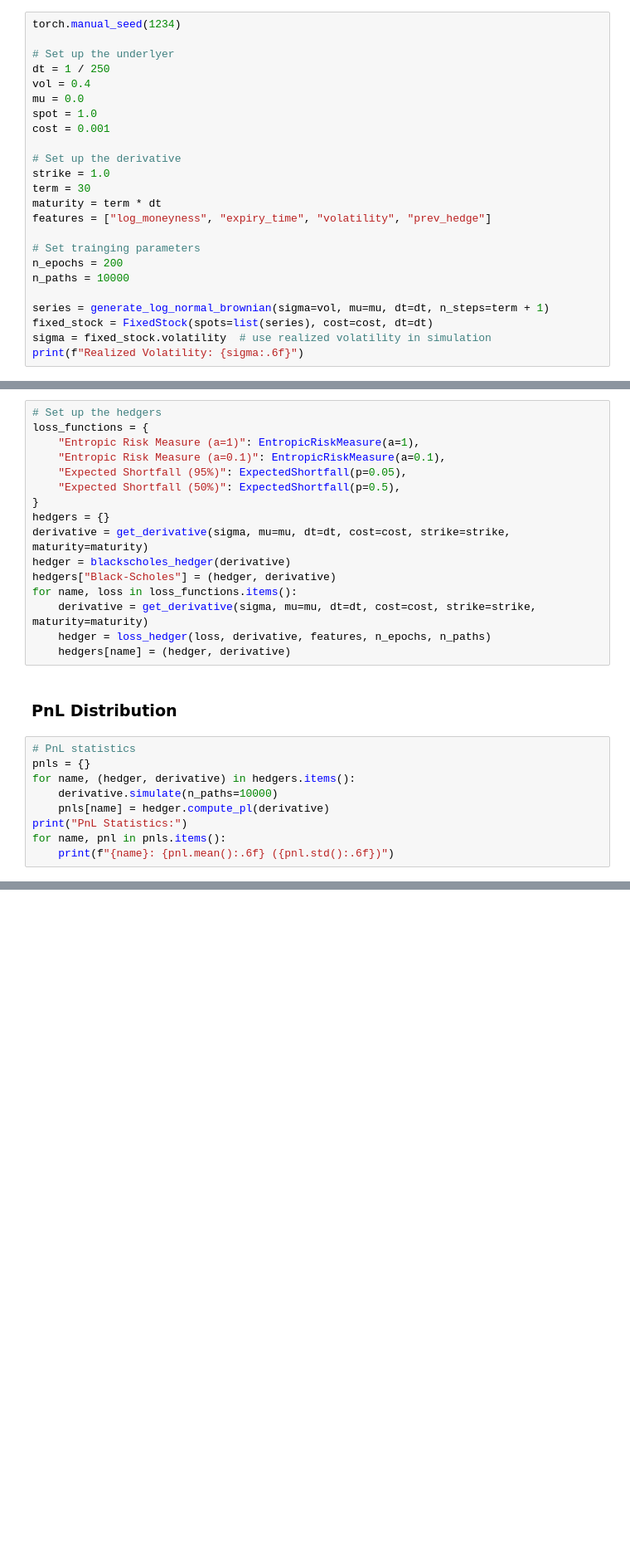
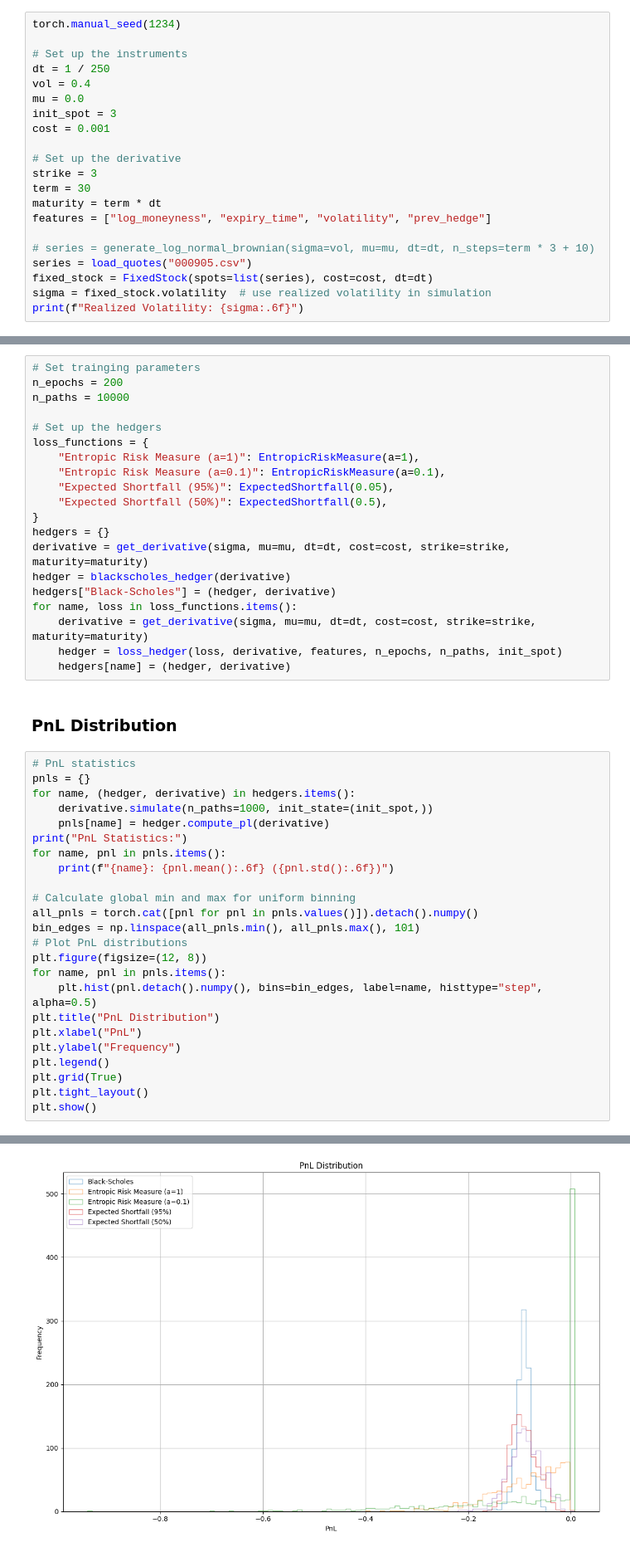
Before and after one commit to pfnet-research/pfhedge, a Jupyter notebook: examples/pnl_european.ipynb, the cells around one changed output, grey strips where cells are left out. Shown at 83% size. Saved outputs shown, nothing was run; the diff lists cells and outputs as text; blank space fills up the shorter version.

```diff
--- a/examples/pnl_european.ipynb
+++ b/examples/pnl_european.ipynb
@@ -73,24 +78,21 @@ def blackscholes_hedger(derivative) -> Hedger:
 # %%
 torch.manual_seed(1234)
 
-# Set up the underlyer
+# Set up the instruments
 dt = 1 / 250
 vol = 0.4
 mu = 0.0
-spot = 1.0
+init_spot = 3
 cost = 0.001
 
 # Set up the derivative
-strike = 1.0
+strike = 3
 term = 30
 maturity = term * dt
 features = ["log_moneyness", "expiry_time", "volatility", "prev_hedge"]
 
-# Set trainging parameters
-n_epochs = 200
-n_paths = 10000
-
-series = generate_log_normal_brownian(sigma=vol, mu=mu, dt=dt, n_steps=term + 1)
+# series = generate_log_normal_brownian(sigma=vol, mu=mu, dt=dt, n_steps=term * 3 + 10)
+series = load_quotes("000905.csv")
 fixed_stock = FixedStock(spots=list(series), cost=cost, dt=dt)
 sigma = fixed_stock.volatility  # use realized volatility in simulation
 print(f"Realized Volatility: {sigma:.6f}")
@@ -99,12 +101,16 @@ Realized Volatility: 0.333351
 # %% [markdown]
 ### Hedgers
 # %%
+# Set trainging parameters
+n_epochs = 200
+n_paths = 10000
+
 # Set up the hedgers
 loss_functions = {
     "Entropic Risk Measure (a=1)": EntropicRiskMeasure(a=1),
     "Entropic Risk Measure (a=0.1)": EntropicRiskMeasure(a=0.1),
-    "Expected Shortfall (95%)": ExpectedShortfall(p=0.05),
-    "Expected Shortfall (50%)": ExpectedShortfall(p=0.5),
+    "Expected Shortfall (95%)": ExpectedShortfall(0.05),
+    "Expected Shortfall (50%)": ExpectedShortfall(0.5),
 }
 hedgers = {}
 derivative = get_derivative(sigma, mu=mu, dt=dt, cost=cost, strike=strike, maturity=maturity)
@@ -112,7 +118,7 @@ hedger = blackscholes_hedger(derivative)
 hedgers["Black-Scholes"] = (hedger, derivative)
 for name, loss in loss_functions.items():
     derivative = get_derivative(sigma, mu=mu, dt=dt, cost=cost, strike=strike, maturity=maturity)
-    hedger = loss_hedger(loss, derivative, features, n_epochs, n_paths)
+    hedger = loss_hedger(loss, derivative, features, n_epochs, n_paths, init_spot)
     hedgers[name] = (hedger, derivative)
 # %% [markdown]
 ### PnL Distribution
@@ -120,10 +126,25 @@ for name, loss in loss_functions.items():
 # PnL statistics
 pnls = {}
 for name, (hedger, derivative) in hedgers.items():
-    derivative.simulate(n_paths=10000)
+    derivative.simulate(n_paths=1000, init_state=(init_spot,))
     pnls[name] = hedger.compute_pl(derivative)
 print("PnL Statistics:")
 for name, pnl in pnls.items():
     print(f"{name}: {pnl.mean():.6f} ({pnl.std():.6f})")
+
+# Calculate global min and max for uniform binning
+all_pnls = torch.cat([pnl for pnl in pnls.values()]).detach().numpy()
+bin_edges = np.linspace(all_pnls.min(), all_pnls.max(), 101)
+# Plot PnL distributions
+plt.figure(figsize=(12, 8))
+for name, pnl in pnls.items():
+    plt.hist(pnl.detach().numpy(), bins=bin_edges, label=name, histtype="step", alpha=0.5)
+plt.title("PnL Distribution")
+plt.xlabel("PnL")
+plt.ylabel("Frequency")
+plt.legend()
+plt.grid(True)
+plt.tight_layout()
+plt.show()
 # %% [output]
 PnL Statistics:
@@ -134,0 +156 @@ Expected Shortfall (50%): -0.047745 (0.010158)
+[figure, added]
```
Also changed, not shown: parts of 10 cells of this notebook, 8 other files.
